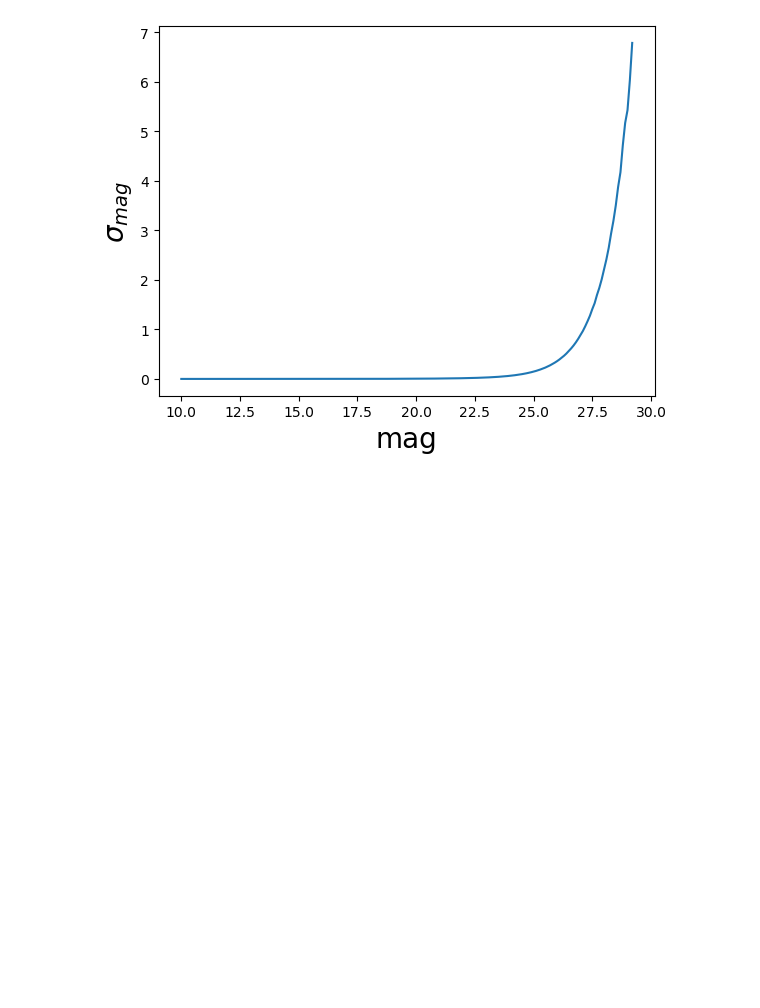
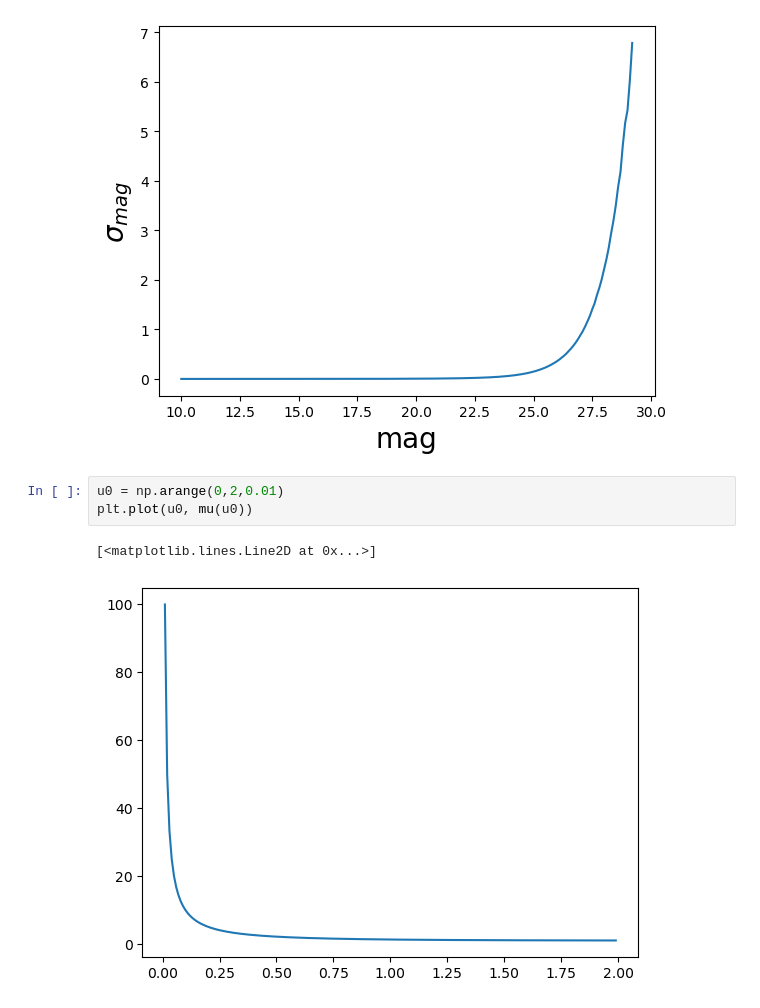
Before and after one commit to anibal-art/Roman_Rubin_NASA, a Jupyter notebook: u0_vs_mag.ipynb, the cells around one changed output. Drawn from its saved outputs; the diff is of its cells as text; blank space fills up the shorter version.

Commit message:
new plots

```diff
--- a/u0_vs_mag.ipynb
+++ b/u0_vs_mag.ipynb
@@ -16,3 +16,9 @@ plt.ylabel("$\\sigma_{mag}$",fontsize=20)
 # %% [output]
 Text(0, 0.5, '$\\sigma_{mag}$')
 [figure]
+# %%
+u0 = np.arange(0,2,0.01)
+plt.plot(u0, mu(u0))
+# %% [output]
+[<matplotlib.lines.Line2D at 0x...>]
+[figure, added]
```
Also changed, not shown: parts of 1 cell of this notebook.
